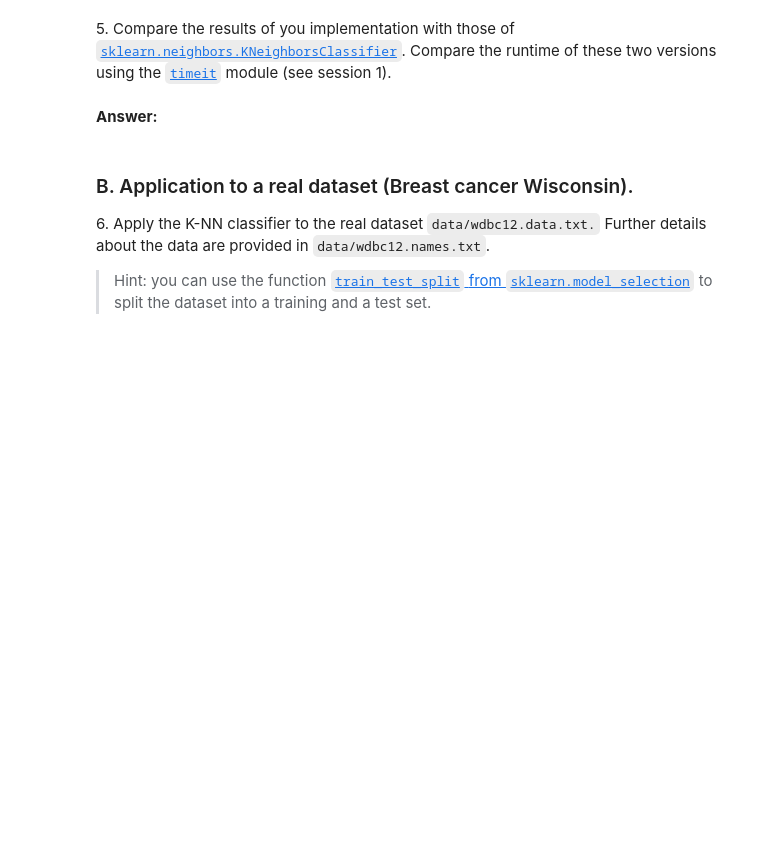
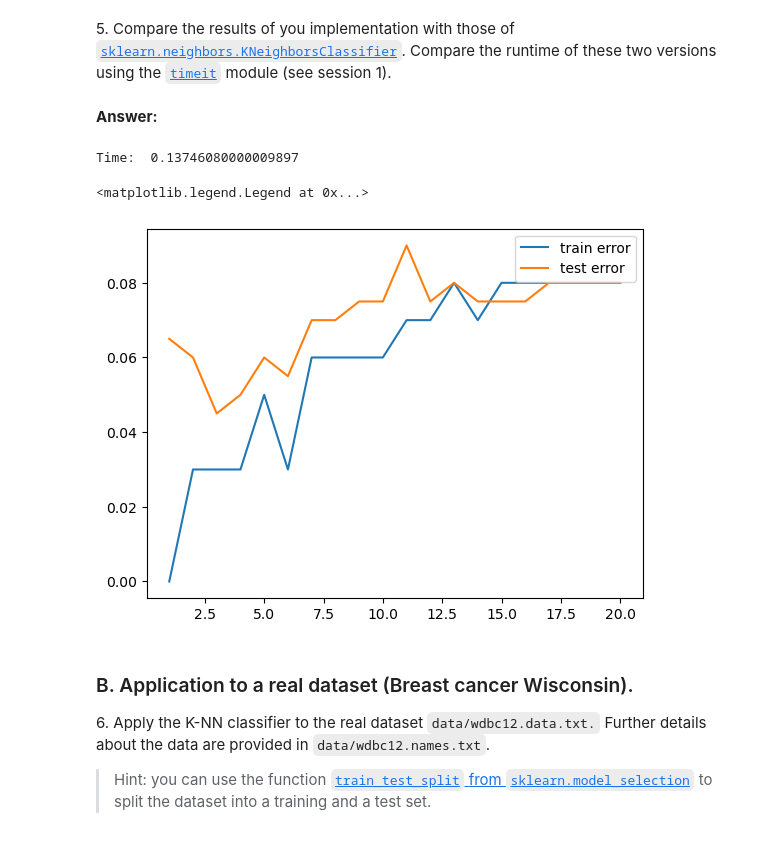
Before and after one commit to hichamomh/Python-labs, a Jupyter notebook: Labs/Lab4/lab4.ipynb, the cells around one changed output. Saved outputs shown, nothing was run; the diff lists cells and outputs as text; code cells hidden in the pictures; blank space fills up the shorter version.

```diff
--- a/Labs/Lab4/lab4.ipynb
+++ b/Labs/Lab4/lab4.ipynb
@@ -101,3 +132,33 @@ N_test = test.shape[0]
+# %%
+import warnings
+warnings.filterwarnings("ignore", category=FutureWarning)
+import sklearn
+from sklearn import neighbors
+
+test_error = np.zeros(20)
+train_error = np.zeros(20)
+
+start = timeit.default_timer()
+for k in range(1,21):
+    knn_sklearn = neighbors.KNeighborsClassifier(n_neighbors=k)
+    knn_sklearn.fit(x_train, class_train)
+    pred_class_train = knn_sklearn.predict(x_train)
+    pred_class_test = knn_sklearn.predict(x_test)
+    test_error[k-1] = np.mean(pred_class_test != test[:,0])
+    train_error[k-1] = np.mean(pred_class_train != class_train)
+
+stop = timeit.default_timer()
+
+print('Time: ', stop - start)
+# %% [output]
+Time:  0.13746080000009897
+# %%
+plt.plot(range(1,21), train_error, label="train error")
+plt.plot(range(1,21), test_error, label="test error")
+plt.legend()
+# %% [output]
+<matplotlib.legend.Legend at 0x...>
+[figure, added]
 # %% [markdown]
 ### B. Application to a real dataset (Breast cancer Wisconsin).
 
```
Also changed, not shown: parts of 14 cells of this notebook, 20 other files.
